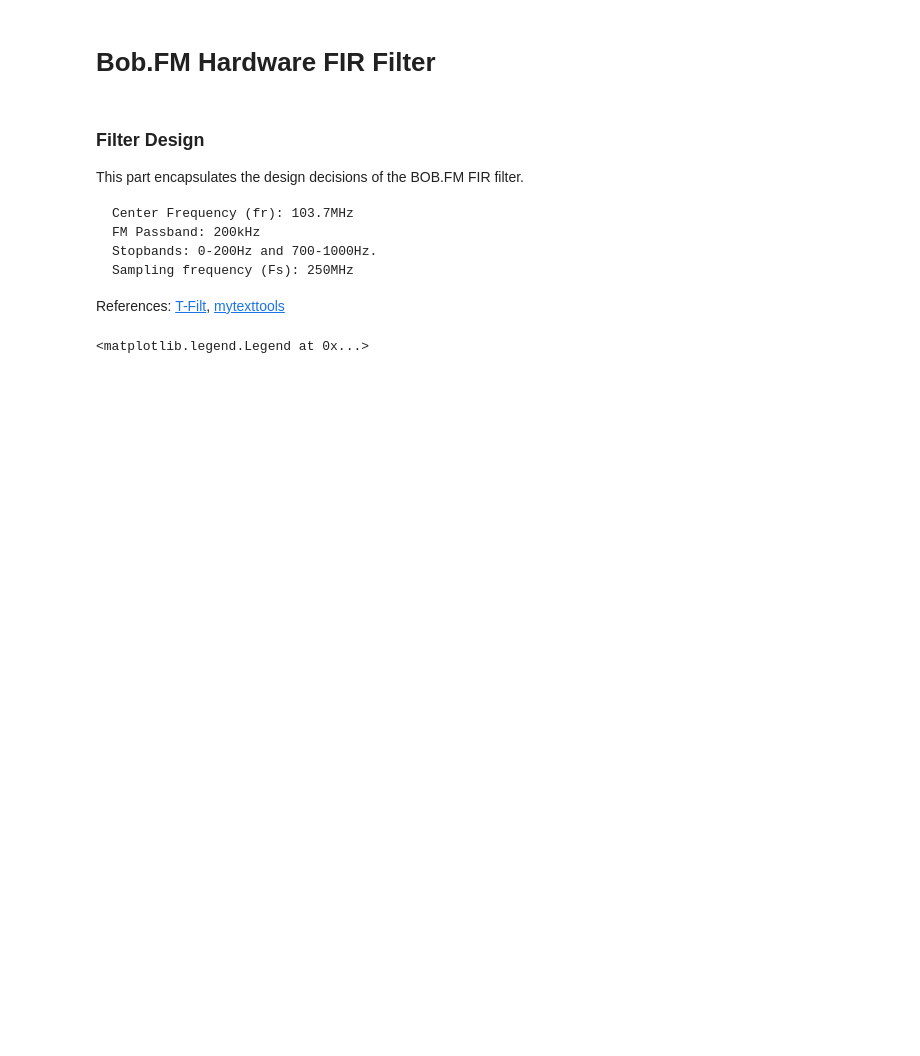
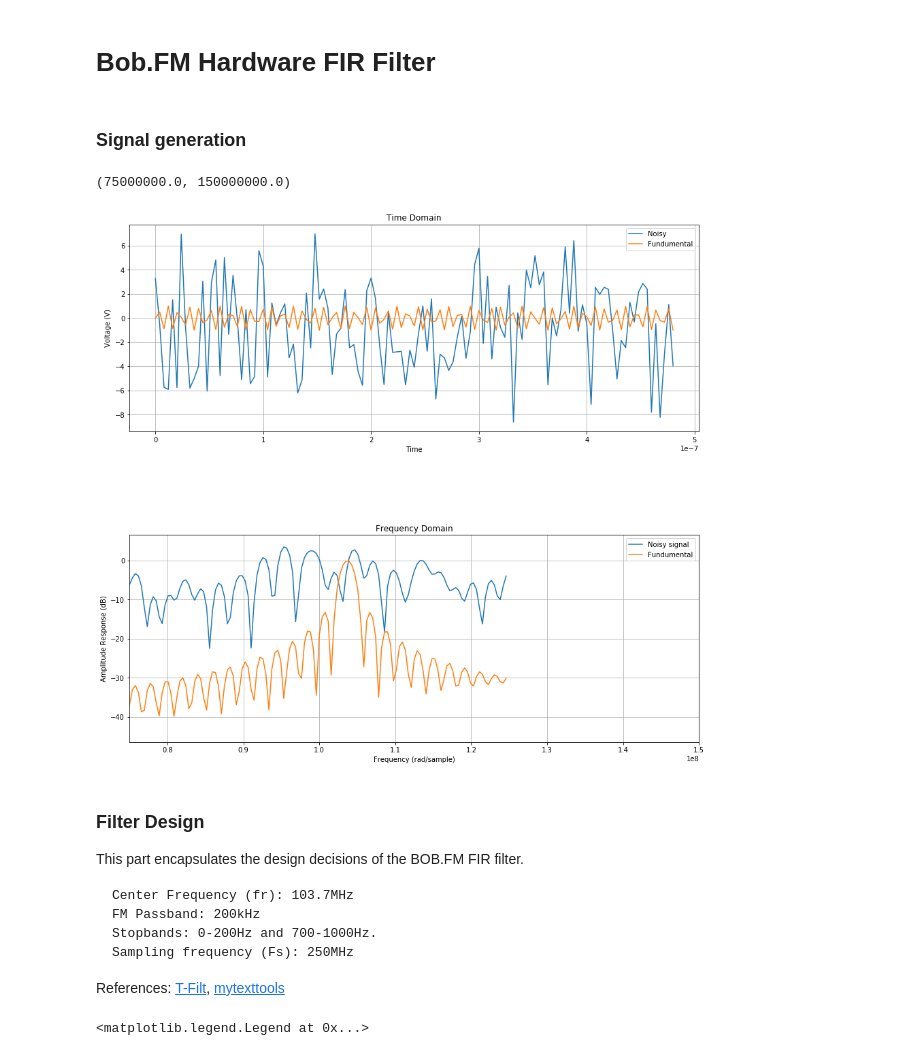
Before and after one commit to rthomp10/bob_fm_fir, a Jupyter notebook: bob_fm_fir_filter.ipynb, the cells around one changed output. Saved outputs shown, nothing was run; the diff lists cells and outputs as text; code cells hidden in the pictures; blank space fills up the shorter version.

Commit message:
Added functions, example signal generation. Haven't applied filter yet

```diff
--- a/bob_fm_fir_filter.ipynb
+++ b/bob_fm_fir_filter.ipynb
@@ -8,8 +8,0 @@ from scipy import signal
-# %%
-def signal_gen(frequency=0.5, amplitude=1, phase_degrees=0, duration=1, Fs=1):
-    phase = phase_degrees * np.pi/180
-    t  = np.arange(0,duration, 1/Fs) # X axis: Time & Samples
-    return amplitude*np.sin(2*np.pi*frequency*t+phase), t
-
-def dB(voltage):
-    return 20 * np.log10(voltage)
@@ -16,3 +37,51 @@ def dB(voltage):
+# %% [markdown]
+### Signal generation
+# %%
+# Fundumental signal
+freq = 103.7e6
+amp = 1
+Fs = 250e6
+dur = 50.1/freq    # 1000 cycles
+t, s_fundumental = signal_gen(freq,sampling_freq=Fs, duration=dur, amplitude=amp)
+
+# Gaussian noise signal with zero mean and unit variance
+variance = 10
+stdev = np.sqrt(variance)
+noise = np.random.normal(0,stdev,np.size(t))
+
+# Makes the signal noisy
+s = s_fundumental + noise
+
+# FFTs
+nfft, S             = rthomp_fft(s, Fs)
+nfft, S_fundumental = rthomp_fft(s_fundumental, Fs)
+
+# Graph
+plt.figure('position', [15,14])
+plt.subplots_adjust(hspace = .5)
+
+plt.subplot(2,1,1)
+plt.title("Time Domain")
+plt.plot(t, s, label='Noisy')
+plt.plot(t, s_fundumental, label='Fundumental')
+plt.ylabel('Voltage (V)')
+plt.xlabel('Time')
+plt.grid()
+plt.legend()
+
+plt.subplot(2,1,2)
+plt.title('Frequency Domain')
+plt.plot(nfft, S, label="Noisy signal")
+plt.plot(nfft, S_fundumental, label="Fundumental")
+plt.ylabel('Amplitude Response (dB)')
+plt.xlabel('Frequency (rad/sample)')
+plt.grid()
+plt.legend()
+plt.xlim(75e6,150e6)
+# plt.ylim(-50,10)
+# %% [output]
+(75000000.0, 150000000.0)
+[figure, added]
 # %% [markdown]
 ### Filter Design
 This part encapsulates the design decisions of the BOB.FM FIR filter.
```
Also changed, not shown: parts of 5 cells of this notebook.
